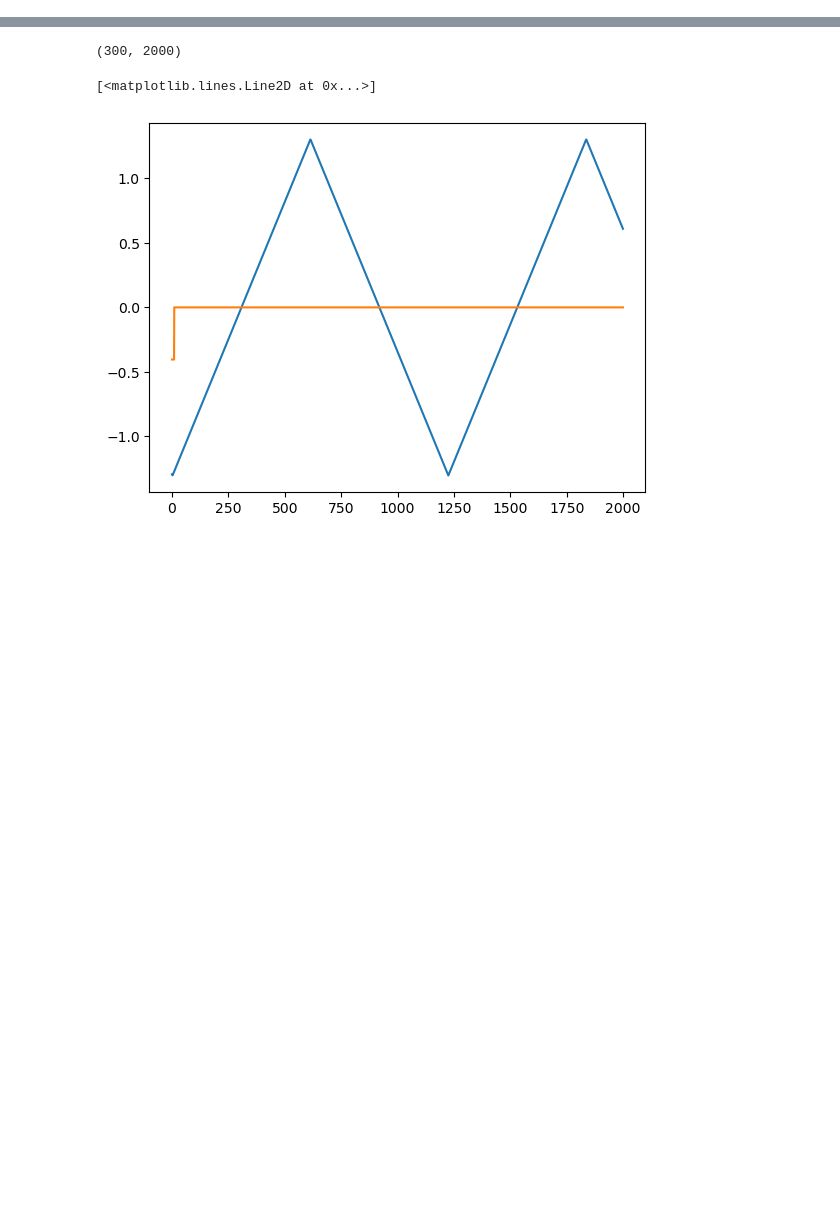
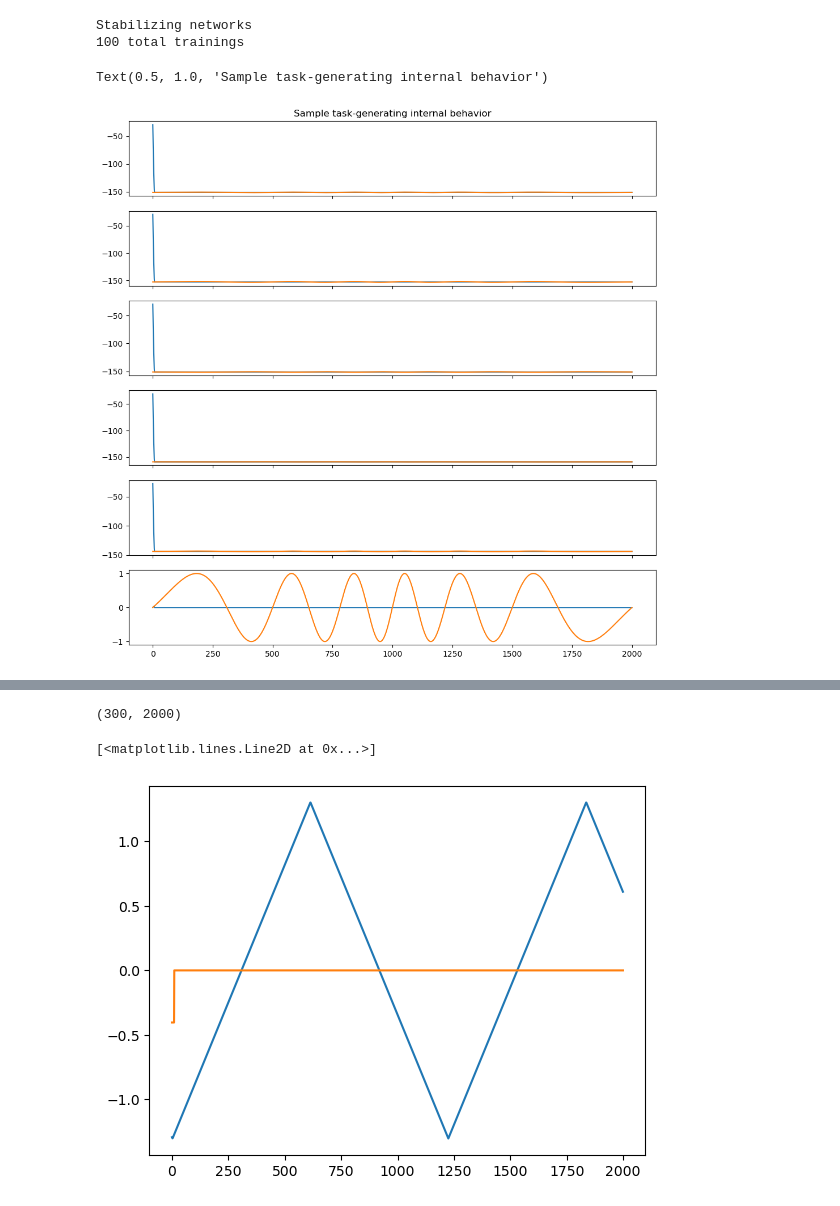
Before and after one commit to Sam-q-3736/srnn_rls, a Jupyter notebook: rate_testing.ipynb, the cells around one changed output, grey strips where cells are left out. Drawn from its saved outputs; the diff is of its cells as text; code cells hidden in the pictures; blank space fills up the shorter version.

```diff
--- a/rate_testing.ipynb
+++ b/rate_testing.ipynb
@@ -50,0 +89,4 @@ def gen_saw_targs(p):
+# %%
+pff = create_default_params_rate()
+pff['training_loops'] = 100
+pff
@@ -50,0 +107,27 @@ def gen_saw_targs(p):
+# %%
+ffnet = RateTraining(pff)
+# %%
+x_vals, Hx_vals, errs, rel_errs, aux_targs, ufin, ufout = ffnet.fullFORCE(fin, fout)
+# %% [output]
+Stabilizing networks
+100 total trainings
+# %%
+n_plot = 5
+nloop = pff['training_loops']
+timesteps = int(pff['total_time']/pff['dt'])
+btp = 0
+
+zt = np.dot(ffnet.W_trained, Hx_vals)
+
+fig, axs = plt.subplots(n_plot + 1, 1, figsize = (12, 12), sharex = True)
+for i in range(n_plot):
+    axs[i].plot(zt[i, (btp)*timesteps:(btp + 1)*timesteps])
+    axs[i].plot(aux_targs[i, (btp)*timesteps:(btp + 1)*timesteps])
+
+axs[n_plot].plot(np.squeeze(ffnet.W_out @ Hx_vals[:, (btp)*timesteps:(btp + 1)*timesteps]))
+axs[n_plot].plot(fout)
+
+axs[0].set_title("Sample task-generating internal behavior")
+# %% [output]
+Text(0.5, 1.0, 'Sample task-generating internal behavior')
+[figure, added]
```
Also changed, not shown: parts of 17 cells of this notebook.
